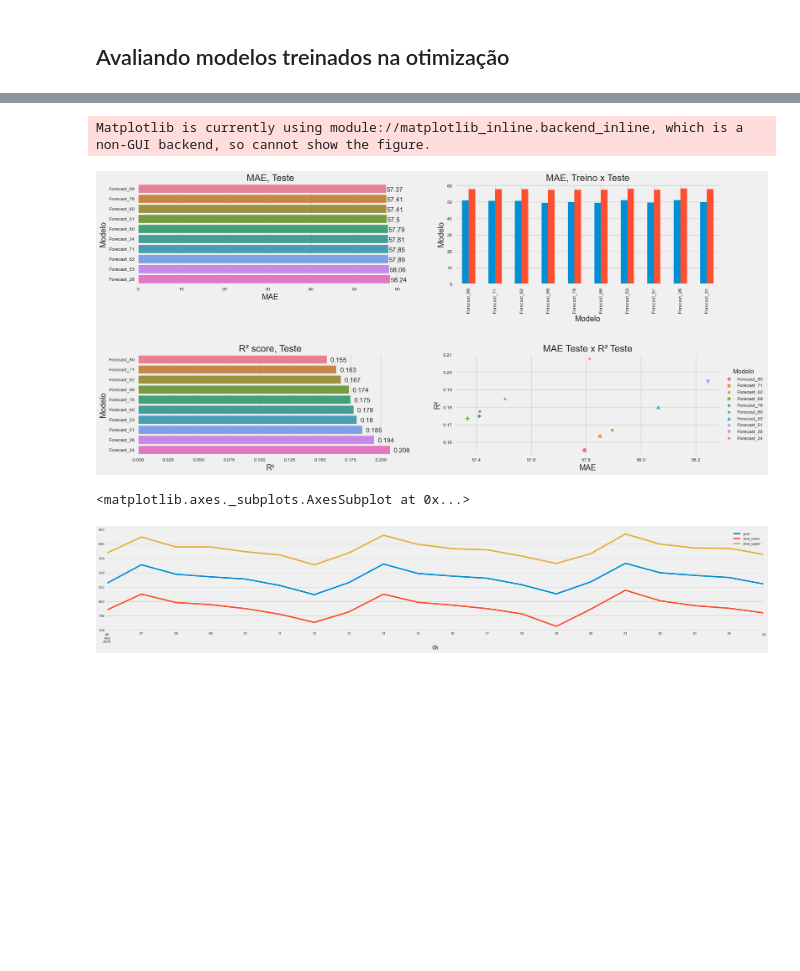
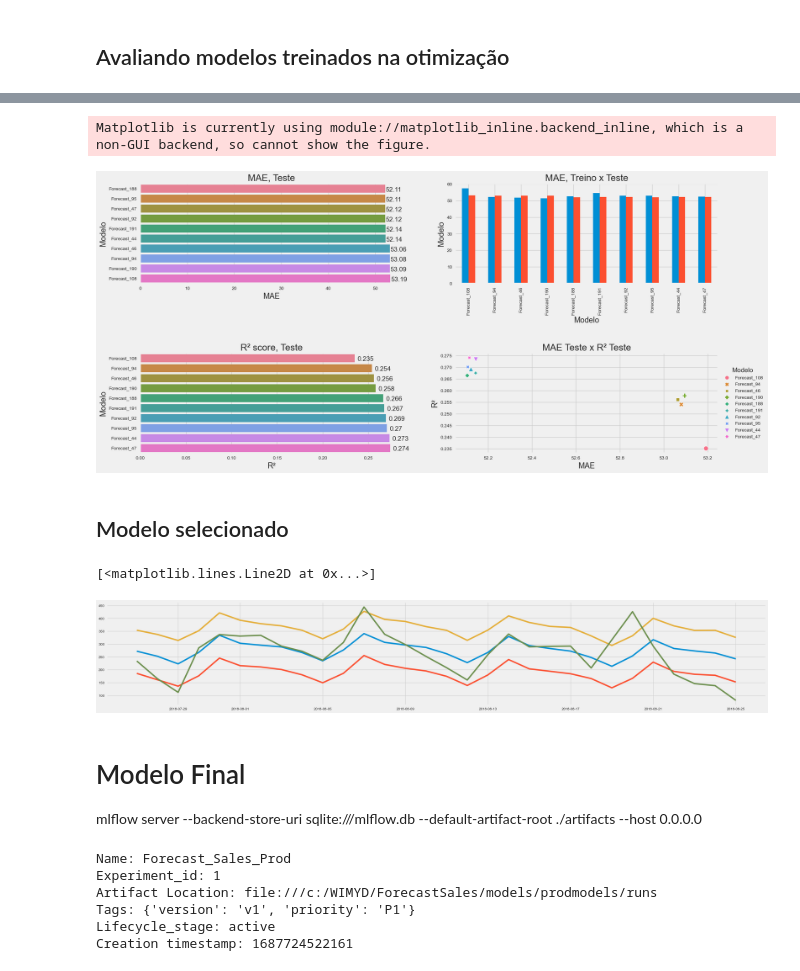
Before and after one commit to Padawanh/ForecastSales, a Jupyter notebook: notebooks/Forecast_de_Vendas_MLFlow.ipynb, the cells around one changed output, grey strips where cells are left out. Cells and saved outputs as stored; diff of their text form; code cells hidden in the pictures; blank space fills up the shorter version.

```diff
--- a/notebooks/Forecast_de_Vendas_MLFlow.ipynb
+++ b/notebooks/Forecast_de_Vendas_MLFlow.ipynb
@@ -493,6 +493,9 @@ Treino com 568 valores e teste com 30
 # %%
 train_prophet = train['Qt_Pedidos'].reset_index()
 train_prophet.columns = ['ds', 'y']
+
+teste_prophet = teste['Qt_Pedidos'].reset_index()
+teste_prophet.columns = ['ds', 'y']
 # %% [markdown]
 # Modelagem Prophet
 # %%
@@ -551,8 +609,7 @@ def ForecastPlotProphet(df_teste,df_train,df_predict_raw,
 # %% [markdown]
 ### Criando experimento
 # %%
-mlflow.set_tracking_uri(Path(Path.cwd()).parent.joinpath(
-    "models").joinpath("mlruns").as_uri())
+mlflow.set_tracking_uri(Path(Path.cwd()).parent.joinpath("models").joinpath("mlruns").as_uri())
 
 # Create an experiment name, which must be unique and case sensitive
 experiment_id = mlflow.create_experiment(
@@ -611,18 +668,20 @@ with mlflow.start_run(run_name="Forecast_Initial") as run:
     average_metrics = metrics_results.loc[:, cv_metrics].mean(axis=0).to_dict()
     mlflow.log_metrics(average_metrics)
     model_info = mlflow.prophet.log_model(prophet_model, "prophet-model",conda_env=condaEnv)
-    future = prophet_model.make_future_dataframe(periods=len(teste),
+    future = prophet_model.make_future_dataframe(periods=len(teste_prophet),
                                  #freq='D',
                                  include_history=False)
     predictions = prophet_model.predict(future)
 
-    figPath =Path(Path.cwd()).parent.joinpath("images\Components.png")
-    ForecastPlotProphet(df_teste=teste,df_train=train,df_predict_raw=predictions,HistorySlice=int(len(train)*0.90))
+
+    ForecastPlotProphet(df_teste=teste_prophet,df_train=train_prophet,df_predict_raw=predictions,HistorySlice=30,title="Previsto x Validação")
     print("Métrica de Treino com Validação cruzada")
     print(average_metrics)
     plt.figure()
     fig = prophet_model.plot_components(predictions)
+    figPath =Path(Path.cwd()).parent.joinpath("images\Components.png")
     fig.savefig(figPath, dpi=150)
+    # plt.close(fig)
     testeMetrics = {'R2_score_teste': r2_score(teste['Qt_Pedidos'].values,predictions['yhat']),
     'MAE_teste': mean_absolute_error(teste['Qt_Pedidos'].values,predictions['yhat']),
     'MSE_teste': mean_squared_error(teste['Qt_Pedidos'].values,predictions['yhat']),
@@ -759,4 +797,19 @@ Top10_Models
 # %%
+
+df_exp = pd.DataFrame(
+            mlflow.search_runs(experiment_ids="1",
+            run_view_type=mlflow.entities.ViewType.ACTIVE_ONLY)
+            )
+
+Top10_Models = df_exp[['run_id','tags.mlflow.runName','start_time',
+                        'end_time','metrics.R2_score_teste','metrics.MAE_teste','metrics.mae',
+                        'metrics.MSE_teste','metrics.mse','metrics.RMSE_teste', 'metrics.rmse',
+                        'metrics.mdape', 'metrics.mape', 'metrics.coverage', 'metrics.smape',
+                        'params.changepoint_range','params.seasonality_prior_scale',
+                        'params.yearly_seasonality', 'params.daily_seasonality',
+                        'params.weekly_seasonality', 'params.changepoint_prior_scale']].sort_values('metrics.MAE_teste').head(10)
+
+
 fig, axs = plt.subplots(2,2,figsize=(20, 10))
 fig.subplots_adjust(hspace=0.7)
 dfGraf = Top10_Models.sort_values('metrics.R2_score_teste')
@@ -785,19 +838,51 @@ axs[1,1].legend(title='Modelo', loc='center left', bbox_to_anchor=(1, 0.5), ncol
 fig.show()
 # %% [output]
 Matplotlib is currently using module://matplotlib_inline.backend_inline, which is a non-GUI backend, so cannot show the figure.
-[figure, old version]
+[figure, new version]
+# %% [markdown]
+## Modelo selecionado
 # %%
-import mlflow
-runId = str(Top10_Models[Top10_Models['tags.mlflow.runName']=="Forecast_51"]['run_id'].values[0])
+ModelName = "Forecast_47"
+
+runId = str(Top10_Models[Top10_Models['tags.mlflow.runName']==ModelName]['run_id'].values[0])
 logged_model = 'runs:/'+runId+'/prophet-model'
 
 # Load model as a PyFuncModel.
 loaded_model = mlflow.pyfunc.load_model(logged_model)
 
-# Predict on a Pandas DataFrame.
-import pandas as pd
-predict = loaded_model.predict(pd.DataFrame(future[10:]))[['ds','yhat','yhat_lower','yhat_upper',]]
-predict.set_index('ds').plot()
+predict = loaded_model.predict(pd.DataFrame(future[:]))[['ds','yhat','yhat_lower','yhat_upper',]]
+
+plt.plot(predict.set_index('ds'))
+plt.plot(teste)
+
+# print(extract_params(loaded_model))
 # %% [output]
-<matplotlib.axes._subplots.AxesSubplot at 0x...>
+[<matplotlib.lines.Line2D at 0x...>]
-[figure, old version]
+[figure, new version]
+# %% [markdown]
+# Modelo Final
+
+mlflow server --backend-store-uri sqlite:///mlflow.db --default-artifact-root ./artifacts --host 0.0.0.0
+# %%
+mlflow.set_tracking_uri('http://127.0.0.1:5000')
+
+# Create an experiment name, which must be unique and case sensitive
+experiment_id = mlflow.create_experiment(
+    "Forecast_Sales_Prod",
+    artifact_location=Path(Path.cwd()).parent.joinpath("models/prodmodels/runs").as_uri(),
+    tags={"version": "v1", "priority": "P1"},
+)
+experiment = mlflow.get_experiment(experiment_id)
+print("Name: {}".format(experiment.name))
+print("Experiment_id: {}".format(experiment.experiment_id))
+print("Artifact Location: {}".format(experiment.artifact_location))
+print("Tags: {}".format(experiment.tags))
+print("Lifecycle_stage: {}".format(experiment.lifecycle_stage))
+print("Creation timestamp: {}".format(experiment.creation_time))
+# %% [output]
+Name: Forecast_Sales_Prod
+Experiment_id: 1
+Artifact Location: file:///c:/WIMYD/ForecastSales/models/prodmodels/runs
+Tags: {'version': 'v1', 'priority': 'P1'}
+Lifecycle_stage: active
+Creation timestamp: 1687724522161
```
Also changed, not shown: parts of 13 cells of this notebook, 1 other file.
